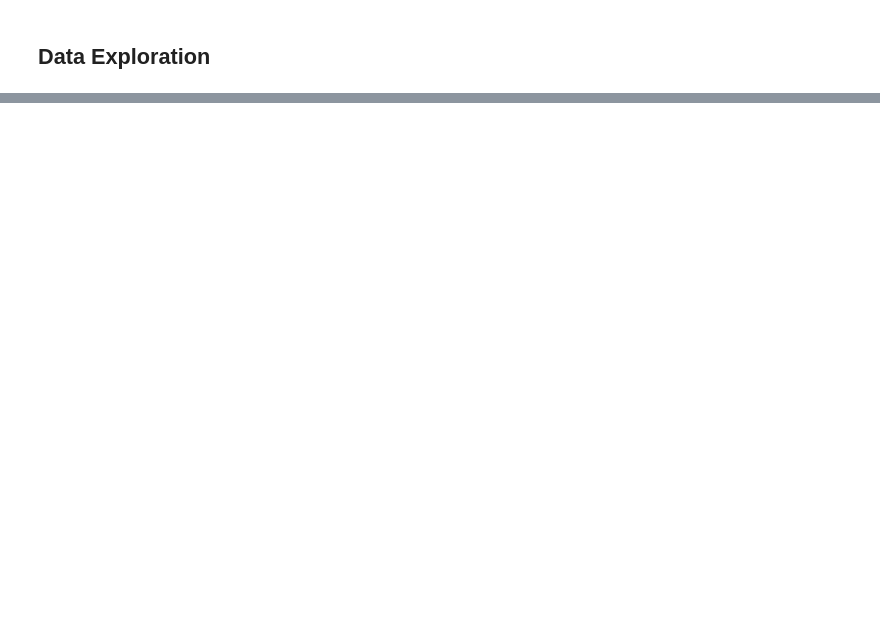
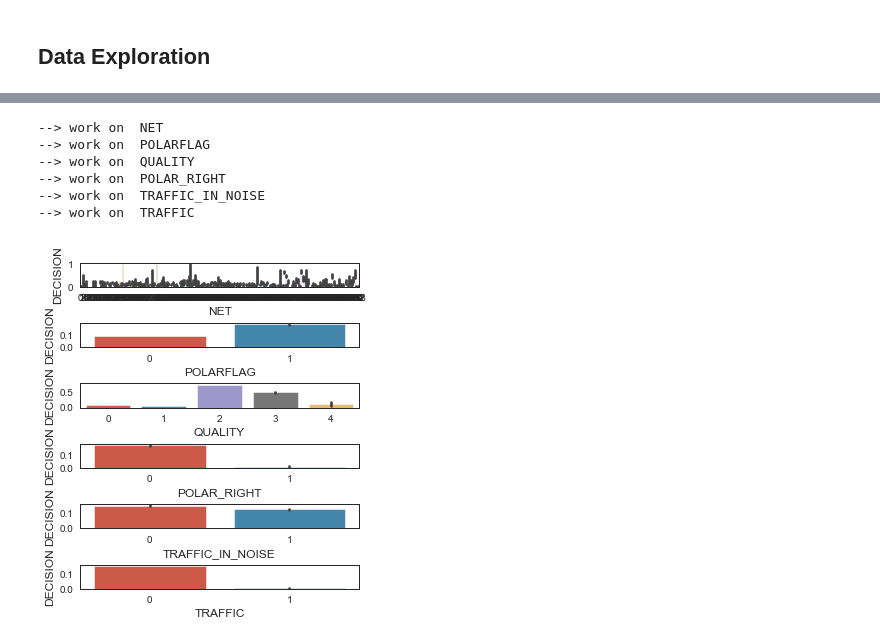
Before and after one commit to Leviyu/EWPredict, a Jupyter notebook: EWPredict_learn.ipynb, the cells around one changed output, grey strips where cells are left out. Saved outputs shown, nothing was run; the diff lists cells and outputs as text; code cells hidden in the pictures; blank space fills up the shorter version.

```diff
--- a/EWPredict_learn.ipynb
+++ b/EWPredict_learn.ipynb
@@ -411,0 +492,23 @@ dtype: int64
+# %%
+# For categorial features, we directly label encode them
+
+from sklearn.preprocessing import OneHotEncoder
+enc = OneHotEncoder(handle_unknown='ignore',categorical_features=[0])
+label = LabelEncoder()
+
+# for categorial feature, we use label endocing
+for feature in categorial_feature:
+    print("--> Work on ", feature)
+    data[feature] = label.fit_transform(data[feature])
+
+# For dummy variable we use onehotencoding
+new_dummy = []
+for feature in dummy_feature:
+    print("--> work on dummy feature", feature)
+    ff = pd.get_dummies(data[feature])
+    for f in ff.columns:
+        new_dummy.append(f)
+    data = pd.concat([data,ff],axis=1)
+    data.drop(feature,inplace=True,axis=1)
+
+print("new dummy features are ", new_dummy)
@@ -438,0 +546,23 @@ my_data
+# %%
+# Virtualize the correlation of each feature
+
+# my_feature = categorial_feature + numerical_feature + dummy_feature
+my_feature = categorial_feature
+fignum = len(my_feature)
+
+fig, axes = plt.subplots(fignum,1,figsize=(5,fignum))
+plt.subplots_adjust(hspace=1.5)
+
+for index,feature in enumerate(my_feature):
+    print("--> work on ",feature)
+    sns.barplot(x=feature,y='DECISION',data=data,ax=axes[index])
+
+plt.show()
+# %% [output]
+--> work on  NET
+--> work on  POLARFLAG
+--> work on  QUALITY
+--> work on  POLAR_RIGHT
+--> work on  TRAFFIC_IN_NOISE
+--> work on  TRAFFIC
+[figure, added]
```
Also changed, not shown: parts of 73 cells of this notebook, 4 other files.
